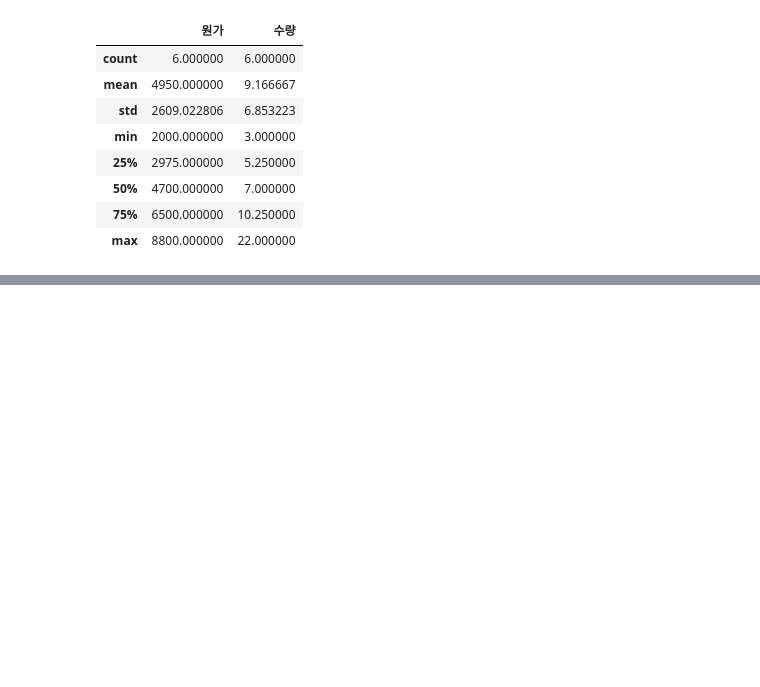
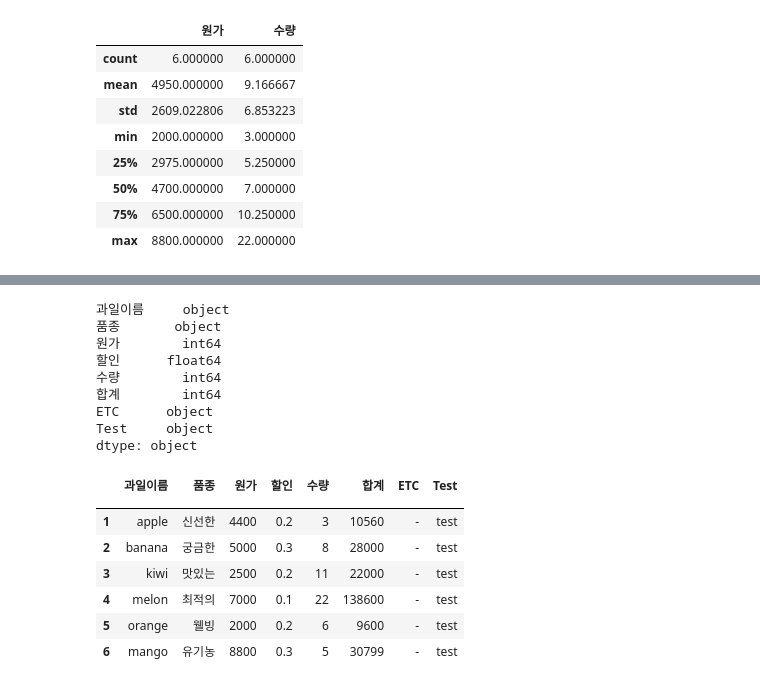
Before and after one commit to plctoit/korch2507, a Jupyter notebook: py04.ipynb, the cells around one changed output, grey strips where cells are left out. Drawn from its saved outputs; the diff is of its cells as text; code cells hidden in the pictures; blank space fills up the shorter version.

```diff
--- a/py04.ipynb
+++ b/py04.ipynb
@@ -200,5 +207,7 @@ df3
 # %%
-df3.loc[:,'품종'] = df3.loc[:,'품종'].astype('object')
+df3["품종"] = df3["품종"].astype('object')
+# df3.loc[:,'품종'] = df3.loc[:,'품종'].astype('object')
+print(df3.dtypes)
 df3.loc[:,'품종'] = ['신선한','궁금한','맛있는','최적의','웰빙','유기농']
 df3.loc[:,'할인'] = [0.2,0.3,0.2,0.1,0.2,0.3]
 df3
@@ -211,3 +227,6 @@ df3
 | 4 | melon | 최적의 | 7000 | 0.1 | 22 | NaN |
 | 5 | orange | 웰빙 | 2000 | 0.2 | 6 | NaN |
 | 6 | mango | 유기농 | 8800 | 0.3 | 5 | NaN |
+# %%
+df3['합계'] = (df3["원가"] * df3["수량"] * (1 - df3["할인"])).astype('int')
+df3
@@ -213,0 +242,23 @@ df3
+# %%
+df3['ETC'] = "-"
+df3['Test'] = "test"
+print(df3.dtypes)
+df3
+# %% [output]
+과일이름     object
+품종       object
+원가        int64
+할인      float64
+수량        int64
+합계        int64
+ETC      object
+Test     object
+dtype: object
+|  | 과일이름 | 품종 | 원가 | 할인 | 수량 | 합계 | ETC | Test |
+|  |  |  |  |  |  |  |  |  |
+| 1 | apple | 신선한 | 4400 | 0.2 | 3 | 10560 | - | test |
+| 2 | banana | 궁금한 | 5000 | 0.3 | 8 | 28000 | - | test |
+| 3 | kiwi | 맛있는 | 2500 | 0.2 | 11 | 22000 | - | test |
+| 4 | melon | 최적의 | 7000 | 0.1 | 22 | 138600 | - | test |
+| 5 | orange | 웰빙 | 2000 | 0.2 | 6 | 9600 | - | test |
+| 6 | mango | 유기농 | 8800 | 0.3 | 5 | 30799 | - | test |
```
Also changed, not shown: parts of 18 cells of this notebook, 3 other files.
